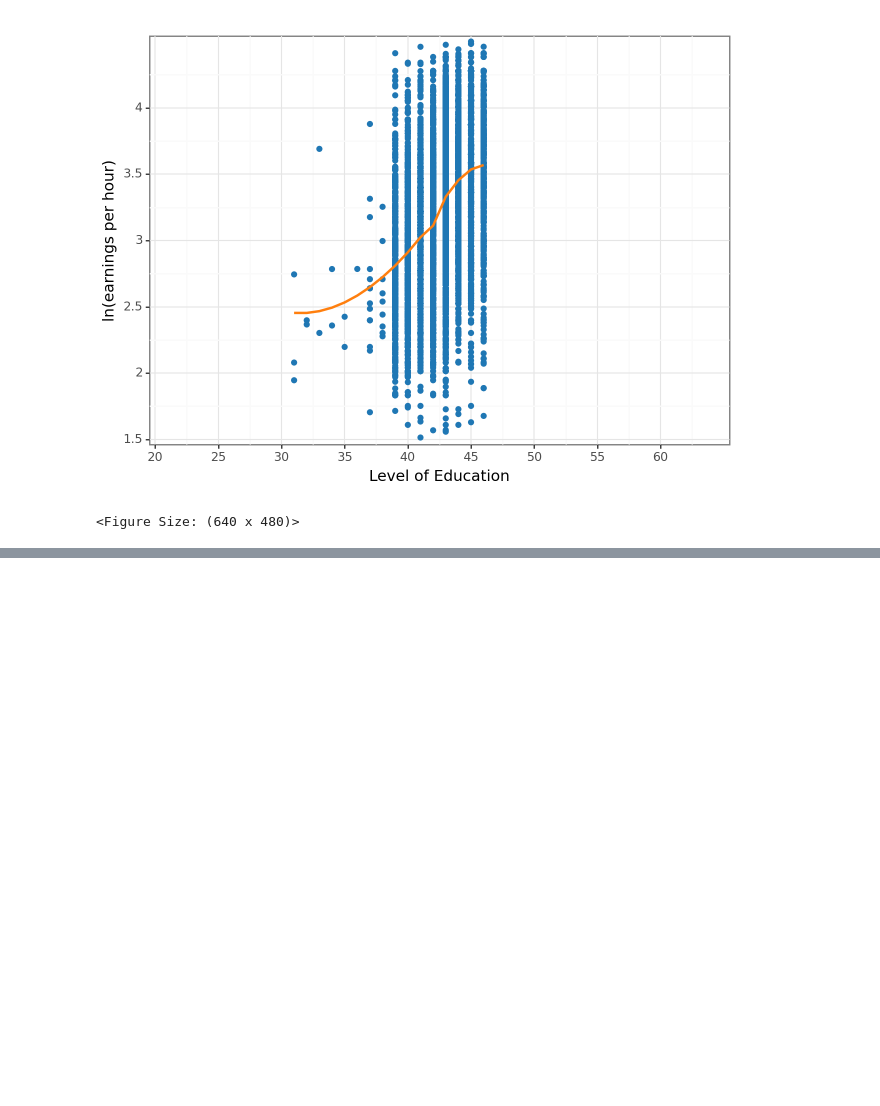
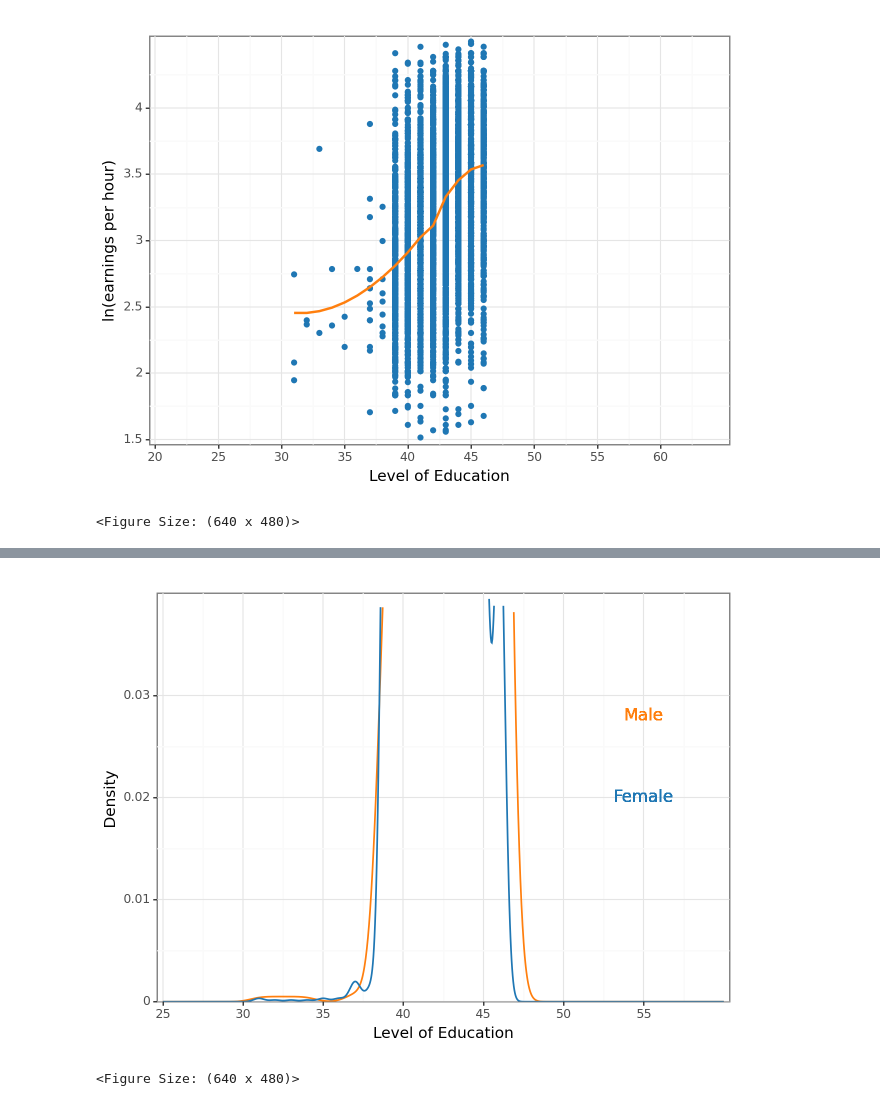
Before and after one commit to Iandrewburg/DA-2-ASSIGNMENT-1, a Jupyter notebook: DA_2_HW_1.ipynb, the cells around one changed output, grey strips where cells are left out. Drawn from its saved outputs; the diff is of its cells as text; code cells hidden in the pictures; blank space fills up the shorter version.

```diff
--- a/DA_2_HW_1.ipynb
+++ b/DA_2_HW_1.ipynb
@@ -345,0 +469,19 @@ color = ["#1f77b4", "#ff7f0e"]  # Replace with your desired colors
+# %%
+(
+    ggplot(xc, aes(x="grade92", y="stat(density)", color="factor(female)"))
+    + geom_density(adjust=1.5, show_legend=False, na_rm=True, size=0.7)
+    + labs(x="Level of Education", y="Density", color="")
+    + scale_color_manual(
+        name="", values=(color[1], color[0]), labels=("Male", "Female")
+    )
+    + scale_x_continuous(expand=(0.01, 0.01), limits=(25, 60), breaks=np.arange(25, 60, 5))
+    + scale_y_continuous(
+        expand=(0.0, 0.0), limits=(0, 0.04), breaks=np.arange(0, 0.04, 0.01)
+    )
+    + geom_text(aes(x=55, y=0.028, label="'Male'"), color=color[1], size=12)
+    + geom_text(aes(x=55, y=0.020, label="'Female'"), color=color[0], size=12)
+    + theme_bw()
+)
+# %% [output]
+[figure, added]
+<Figure Size: (640 x 480)>
```
Also changed, not shown: parts of 18 cells of this notebook.
